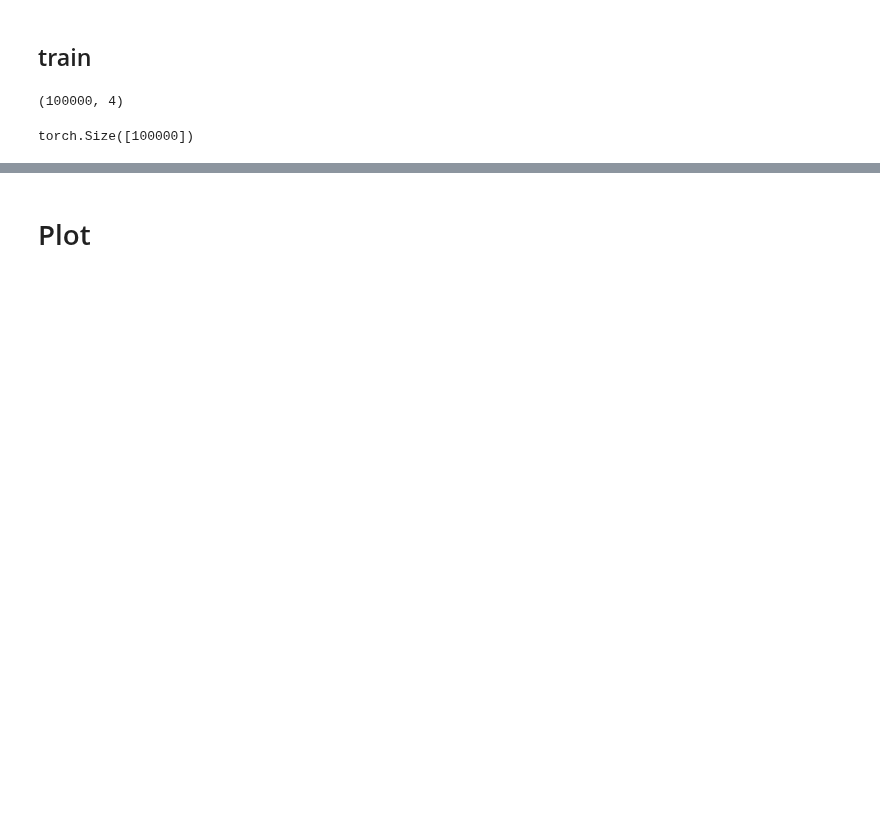
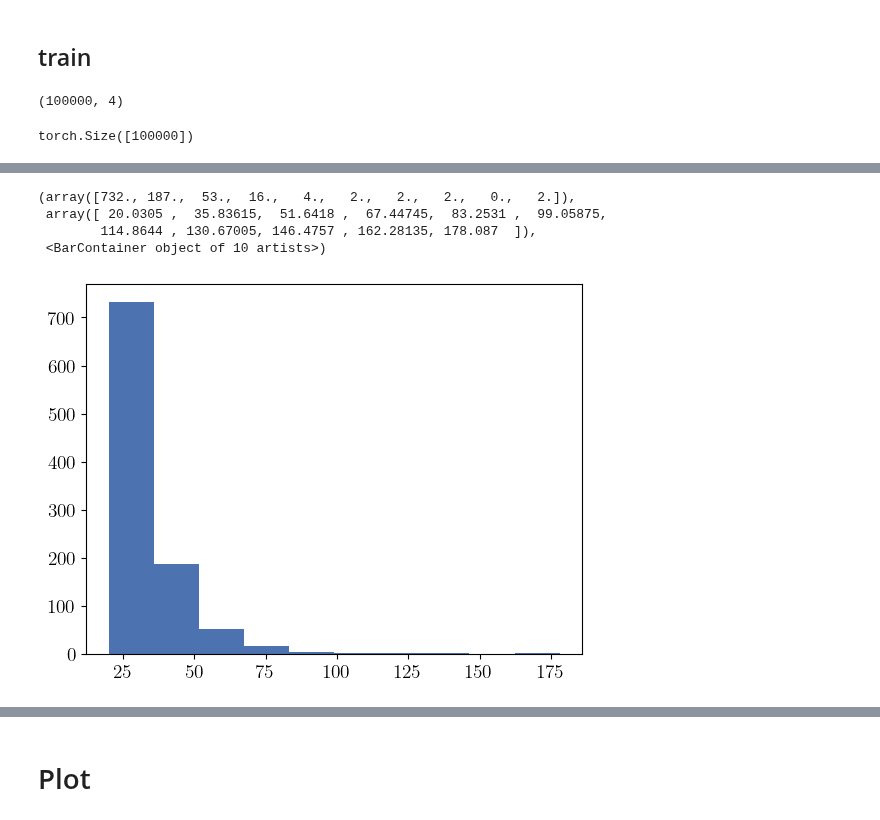
Before and after one commit to AliAlkadhim/torchQN, a Jupyter notebook: JupyterBook/_build/jupyter_execute/5_Normalizing_Flows.ipynb, the cells around one changed output, grey strips where cells are left out. Saved outputs shown, nothing was run; the diff lists cells and outputs as text; code cells hidden in the pictures; blank space fills up the shorter version.

```diff
--- a/JupyterBook/_build/jupyter_execute/5_Normalizing_Flows.ipynb
+++ b/JupyterBook/_build/jupyter_execute/5_Normalizing_Flows.ipynb
@@ -100,7 +101,7 @@ rnd  = np.random.RandomState(seed)
 # %%
 ################################### SET DATA CONFIGURATIONS ###################################
 X       = ['RecoDatapT', 'RecoDataeta', 'RecoDataphi', 'RecoDatam']
-
+COND = ['genDatapT', 'genDataeta', 'genDataphi', 'genDatam']
 #set order of training:
 #pT_first: pT->>m->eta->phi
 #m_first: m->pT->eta->phi
@@ -325,3 +338,20 @@ no need to train_test_split since we already have the split dataframes
 [3.29671688e+01 2.21612240e-03 7.27381886e-03 5.56540206e+00] [15.77965621  2.21042978  1.80959243  2.68547229]
 32.869388404 15.573248566394462
 32.967168834000006 15.77965621193832
+# %%
+print(f"spliting data for {target}")
+train_t, train_x_cond = normal_split_t_x(
+df=raw_train_data, target=target, input_features=COND
+)
+print("\n Training features:\n")
+print(train_x_cond)
+test_t, test_x_cond = normal_split_t_x(df=raw_test_data, target=target, input_features=COND)
+print("test_t shape = ", test_t.shape, "test_x shape = ", test_x.shape)
+
+
+print("no need to train_test_split since we already have the split dataframes")
+print("test_x_cond shape = ", test_x_cond.shape)
+
+print(train_x_cond.mean(axis=0), train_x_cond.std(axis=0))
+print(valid_t.mean(), valid_t.std())
+print(train_t.mean(), train_t.std())
@@ -378,3 +435,6 @@ likelihood = evaluate_flow()
 likelihood.shape
 # %% [output]
 torch.Size([100000])
+# %%
+SUBSAMPLE=1000
+rows = np.random.choice(len(test_x_cond), SUBSAMPLE)
@@ -380,0 +452,8 @@ torch.Size([100000])
+# %%
+plt.hist(test_x_cond_context[:,0])
+# %% [output]
+(array([732., 187.,  53.,  16.,   4.,   2.,   2.,   2.,   0.,   2.]),
+ array([ 20.0305 ,  35.83615,  51.6418 ,  67.44745,  83.2531 ,  99.05875,
+        114.8644 , 130.67005, 146.4757 , 162.28135, 178.087  ]),
+ <BarContainer object of 10 artists>)
+[figure, added]
```
Also changed, not shown: parts of 19 cells of this notebook, 21 other files.
